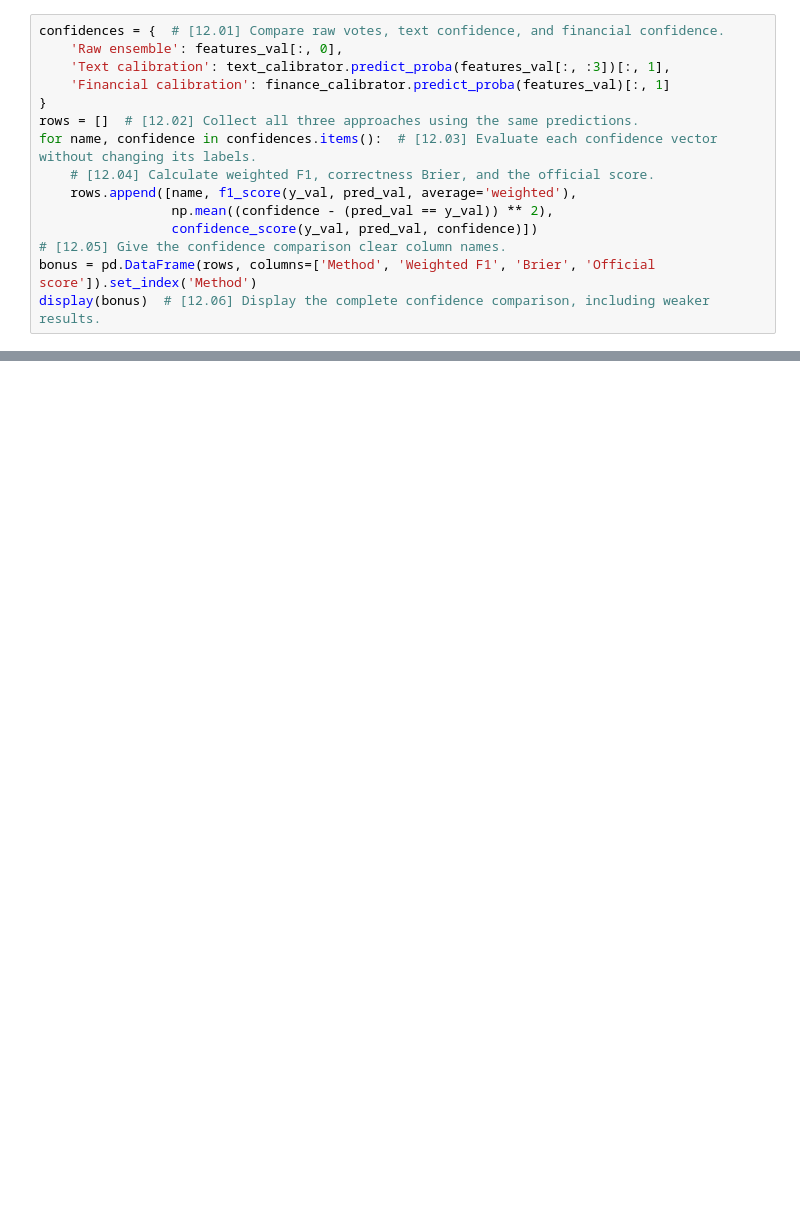
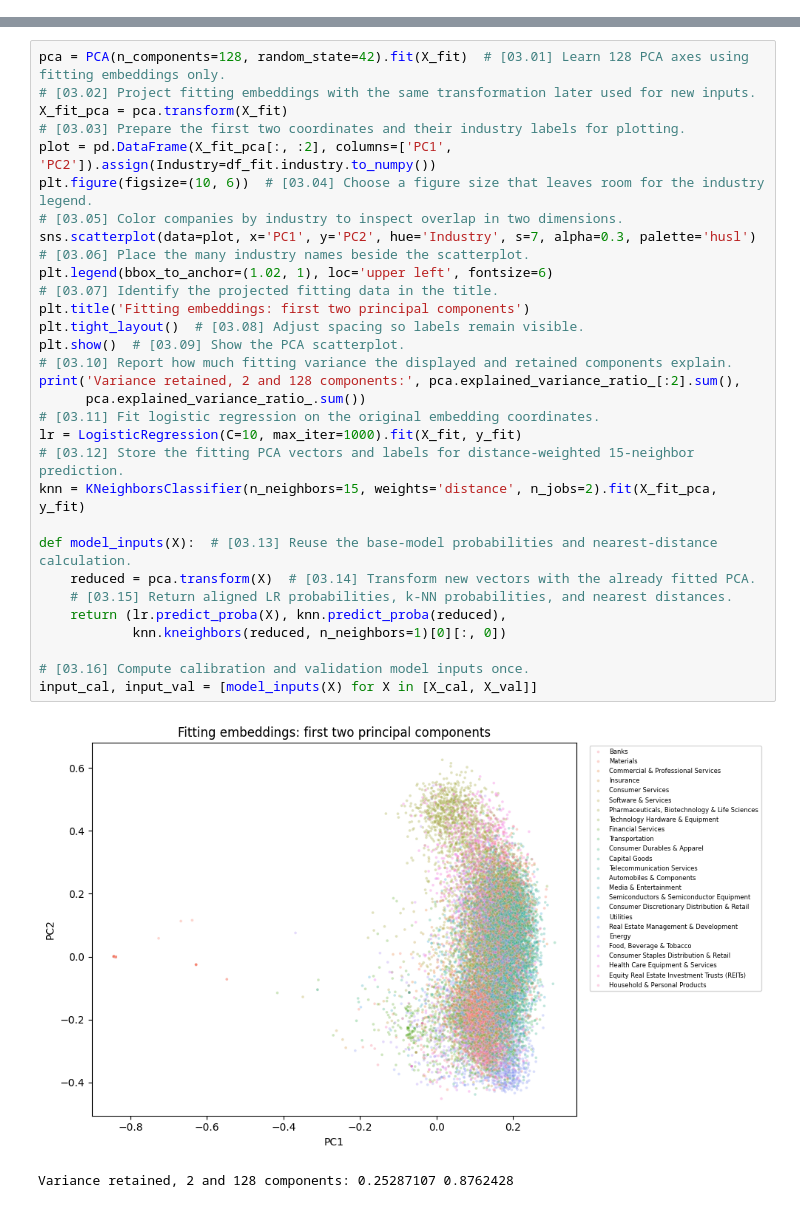
Before and after one commit to ClPRlAN/FDS26, a Jupyter notebook: simplified/industry_classification.ipynb, the cells around one changed output, grey strips where cells are left out. Saved outputs shown, nothing was run; the diff lists cells and outputs as text; blank space fills up the shorter version.

```diff
--- a/simplified/industry_classification.ipynb
+++ b/simplified/industry_classification.ipynb
@@ -401,15 +0,0 @@ pred_val, features_val = confidence_features(df_val, lr_val, knn_val)
-# %%
-confidences = {  # [12.01] Compare raw votes, text confidence, and financial confidence.
-    'Raw ensemble': features_val[:, 0],
-    'Text calibration': text_calibrator.predict_proba(features_val[:, :3])[:, 1],
-    'Financial calibration': finance_calibrator.predict_proba(features_val)[:, 1]
-}
-rows = []  # [12.02] Collect all three approaches using the same predictions.
-for name, confidence in confidences.items():  # [12.03] Evaluate each confidence vector without changing its labels.
-    # [12.04] Calculate weighted F1, correctness Brier, and the official score.
-    rows.append([name, f1_score(y_val, pred_val, average='weighted'),
-                 np.mean((confidence - (pred_val == y_val)) ** 2),
-                 confidence_score(y_val, pred_val, confidence)])
-# [12.05] Give the confidence comparison clear column names.
-bonus = pd.DataFrame(rows, columns=['Method', 'Weighted F1', 'Brier', 'Official score']).set_index('Method')
-display(bonus)  # [12.06] Display the complete confidence comparison, including weaker results.
@@ -510,0 +111,34 @@ Company IDs are disjoint, but 455 validation records (14.35%) share an exact sto
+# %%
+pca = PCA(n_components=128, random_state=42).fit(X_fit)  # [03.01] Learn 128 PCA axes using fitting embeddings only.
+# [03.02] Project fitting embeddings with the same transformation later used for new inputs.
+X_fit_pca = pca.transform(X_fit)
+# [03.03] Prepare the first two coordinates and their industry labels for plotting.
+plot = pd.DataFrame(X_fit_pca[:, :2], columns=['PC1', 'PC2']).assign(Industry=df_fit.industry.to_numpy())
+plt.figure(figsize=(10, 6))  # [03.04] Choose a figure size that leaves room for the industry legend.
+# [03.05] Color companies by industry to inspect overlap in two dimensions.
+sns.scatterplot(data=plot, x='PC1', y='PC2', hue='Industry', s=7, alpha=0.3, palette='husl')
+# [03.06] Place the many industry names beside the scatterplot.
+plt.legend(bbox_to_anchor=(1.02, 1), loc='upper left', fontsize=6)
+# [03.07] Identify the projected fitting data in the title.
+plt.title('Fitting embeddings: first two principal components')
+plt.tight_layout()  # [03.08] Adjust spacing so labels remain visible.
+plt.show()  # [03.09] Show the PCA scatterplot.
+# [03.10] Report how much fitting variance the displayed and retained components explain.
+print('Variance retained, 2 and 128 components:', pca.explained_variance_ratio_[:2].sum(),
+      pca.explained_variance_ratio_.sum())
+# [03.11] Fit logistic regression on the original embedding coordinates.
+lr = LogisticRegression(C=10, max_iter=1000).fit(X_fit, y_fit)
+# [03.12] Store the fitting PCA vectors and labels for distance-weighted 15-neighbor prediction.
+knn = KNeighborsClassifier(n_neighbors=15, weights='distance', n_jobs=2).fit(X_fit_pca, y_fit)
+
+def model_inputs(X):  # [03.13] Reuse the base-model probabilities and nearest-distance calculation.
+    reduced = pca.transform(X)  # [03.14] Transform new vectors with the already fitted PCA.
+    # [03.15] Return aligned LR probabilities, k-NN probabilities, and nearest distances.
+    return (lr.predict_proba(X), knn.predict_proba(reduced),
+            knn.kneighbors(reduced, n_neighbors=1)[0][:, 0])
+
+# [03.16] Compute calibration and validation model inputs once.
+input_cal, input_val = [model_inputs(X) for X in [X_cal, X_val]]
+# %% [output]
+[figure, added]
+Variance retained, 2 and 128 components: 0.25287107 0.8762428
```
Also changed, not shown: parts of 62 cells of this notebook, 2 other files.
